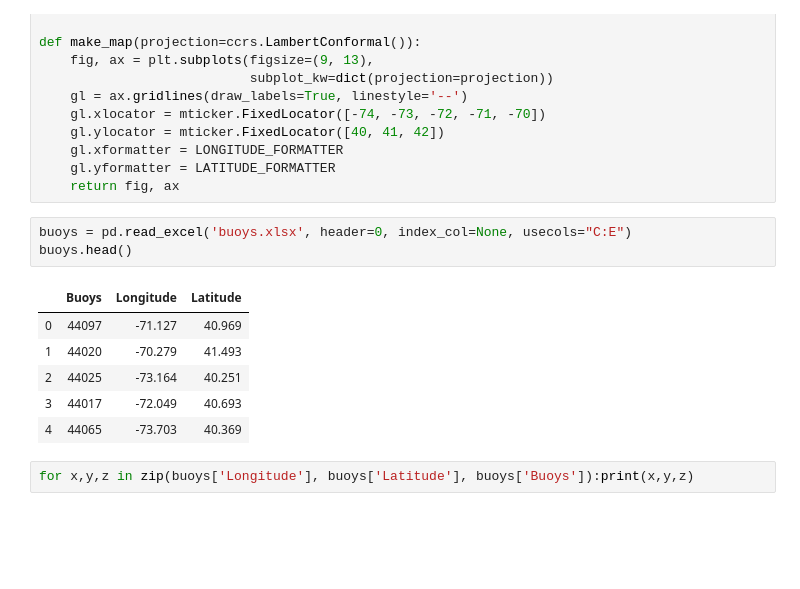
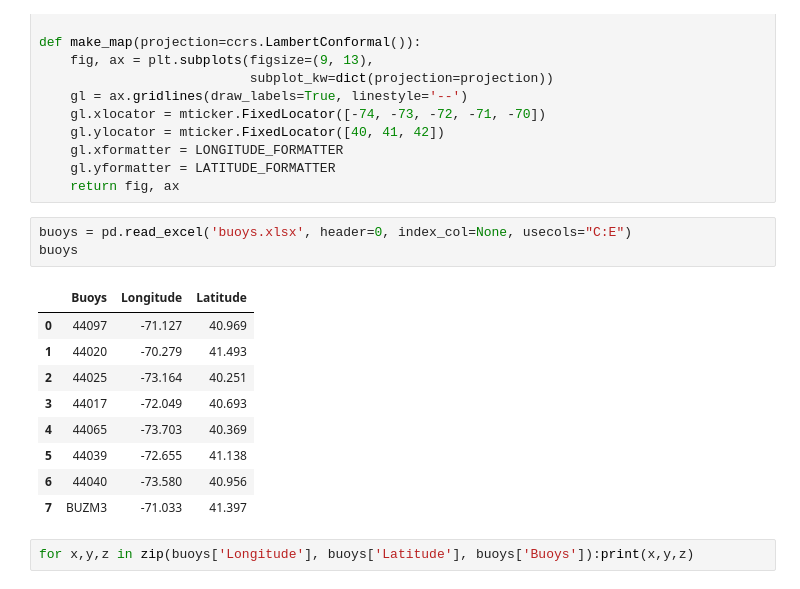
Before and after one commit to panmits86-zz/masters_thesis, a Jupyter notebook: SNE_map.ipynb, the cells around one changed output. Cells and saved outputs as stored; diff of their text form; blank space fills up the shorter version.

```diff
--- a/SNE_map.ipynb
+++ b/SNE_map.ipynb
@@ -24,14 +24,17 @@ def make_map(projection=ccrs.LambertConformal()):
     return fig, ax
 # %%
 buoys = pd.read_excel('buoys.xlsx', header=0, index_col=None, usecols="C:E")
-buoys.head()
+buoys
 # %% [output]
 |  | Buoys | Longitude | Latitude |
 | 0 | 44097 | -71.127 | 40.969 |
 | 1 | 44020 | -70.279 | 41.493 |
 | 2 | 44025 | -73.164 | 40.251 |
 | 3 | 44017 | -72.049 | 40.693 |
 | 4 | 44065 | -73.703 | 40.369 |
+| 5 | 44039 | -72.655 | 41.138 |
+| 6 | 44040 | -73.580 | 40.956 |
+| 7 | BUZM3 | -71.033 | 41.397 |
 # %%
 for x,y,z in zip(buoys['Longitude'], buoys['Latitude'], buoys['Buoys']):print(x,y,z)
 # %% [output]
```
